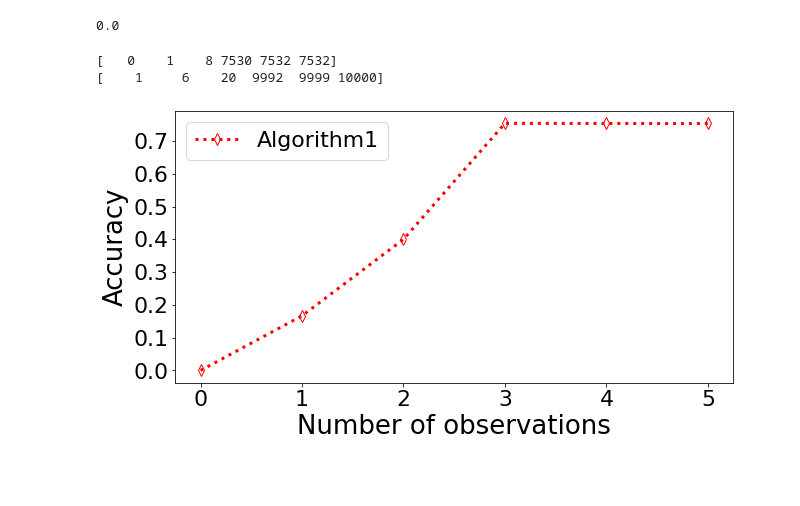
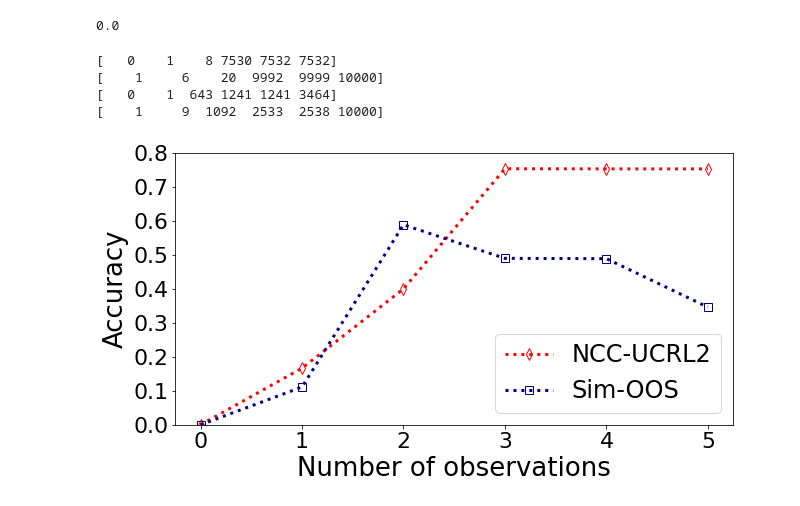
Before and after one commit to saeedghoorchian/NCC-Bandits, a Jupyter notebook: experiments/nursery/making_figures/accuracy.ipynb, the cells around one changed output. Saved outputs shown, nothing was run; the diff lists cells and outputs as text; code cells hidden in the pictures; blank space fills up the shorter version.

```diff
--- a/experiments/nursery/making_figures/accuracy.ipynb
+++ b/experiments/nursery/making_figures/accuracy.ipynb
@@ -76,43 +76,49 @@ alg1.collected_rewards_SimOOS[0]
 0.0
 # %%
 accuracies = {
+
+    'Algorithm1': get_accuracy_new(alg1),
 #     'Oracle': get_accuracy_new(oracle),
-    'Algorithm1': get_accuracy_new(alg1),
-
-#     'Sim-OOS': get_accuracy_new(simoos),
+    'Sim-OOS': get_accuracy_new(simoos),
 }
 # %% [output]
 [   0    1    8 7530 7532 7532]
 [    1     6    20  9992  9999 10000]
+[   0    1  643 1241 1241 3464]
+[    1     9  1092  2533  2538 10000]
 # %%
 
 
 fig, ax = plt.subplots(1, figsize=(10, 5))
 ind_to_params = {
         # ind: (mark, color)
-        0: ('d','red'), 1: ('o','deepskyblue'), 2:('s', 'darkblue') , 3: ('>','orange'),
+        0: ('d','red'), 1:('s', 'darkblue') , 2:('o','deepskyblue') , 3: ('>','orange'),
         4: ('^', 'm'), 5: ('<', 'k'), 6: ('x','green'),
     }
 
 for ind, (algorithm_name, accuracy_for_cost) in enumerate(accuracies.items()):
+
+    if algorithm_name == 'Algorithm1':
+        algorithm_name = "NCC-UCRL2"
     mark, color = ind_to_params[ind]
     ax.plot(
         range(len(accuracy_for_cost)),
         accuracy_for_cost,
         label=algorithm_name,
         marker=mark, markersize=8, fillstyle='none',
         c=color, linestyle=':', linewidth=3,
     )
 
 ax.set_xlabel('Number of observations', fontsize=26)
 ax.set_ylabel('Accuracy', fontsize=26)
+ax.set_ylim(0.0, 0.8)
 plt.xticks(fontsize=22)
 plt.yticks(fontsize=22)
 ax.xaxis.set_major_locator(MaxNLocator(integer=True)) # Only integer labels
 
-plt.legend(prop={'size': 22});
+plt.legend(prop={'size': 24}, loc='lower right');
+plt.savefig('experiments/nursery/making_figures/nursery_accuracy.pdf', bbox_inches='tight')
 
-plt.savefig('experiments/nursery/making_figures/nursery_accuracy.pdf', bbox_inches='tight')
 plt.show()
 # %% [output]
-[figure, old version]
+[figure, new version]
```
Also changed, not shown: 6 other files.
